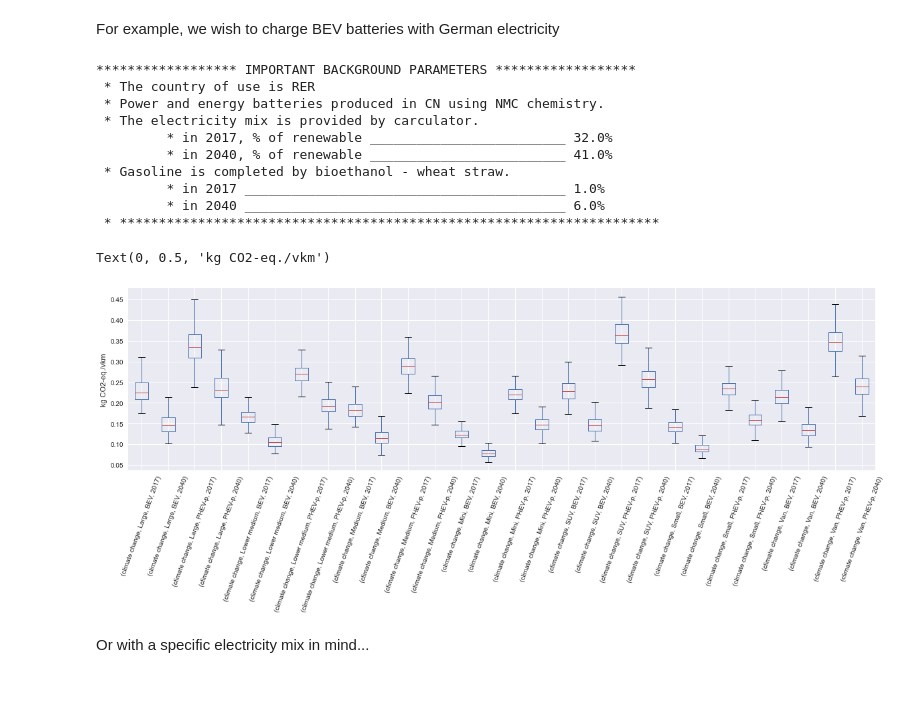
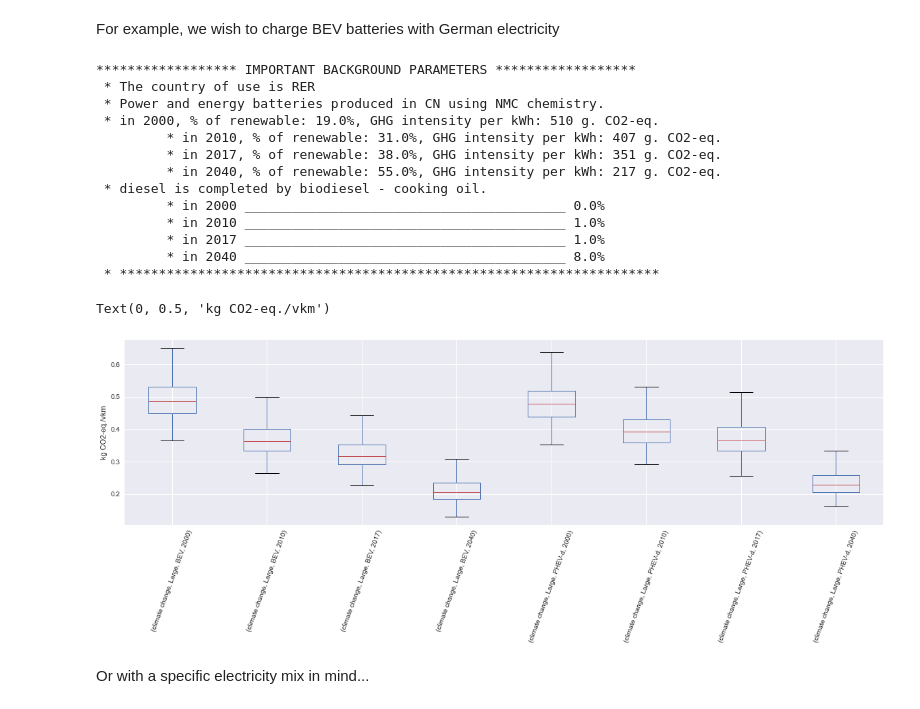
Before and after one commit to romainsacchi/carculator, a Jupyter notebook: examples/Examples.ipynb, the cells around one changed output. Drawn from its saved outputs; the diff is of its cells as text; code cells hidden in the pictures.

Commit message:
Fix issue with MC calculations and sensitivity analyses

```diff
--- a/examples/Examples.ipynb
+++ b/examples/Examples.ipynb
@@ -629,14 +730,17 @@ The calling of functions does not change, except that we call `cip.stochastic()`
 # %%
 cip = CarInputParameters()
 cip.stochastic(500)
-dcts, array = fill_xarray_from_input_parameters(cip)
-cm = CarModel(array, cycle='WLTC')
-cm.set_all()
+
 scope = {
     'powertrain':['BEV', 'PHEV-d'],
     'size':['Large']
 }
-ic = InventoryCalculation(cm.array, scope=scope)
+
+dcts, array = fill_xarray_from_input_parameters(cip, scope=scope) # <-- we specify the scope here
+cm = CarModel(array, cycle='WLTC')
+cm.set_all()
+
+ic = InventoryCalculation(cm.array)
 
 results = ic.calculate_impacts()
 
@@ -675,35 +778,38 @@ We can specify a number of different background assumptions such as:
 For example, we wish to charge BEV batteries with German electricity
 # %%
 scope = {
-    'powertrain':['BEV', 'PHEV-p'],
+    'powertrain':['BEV', 'PHEV-d'],
 }
 
 background_configuration = {
    'background_country' : 'DE'
 }
 
 ic = InventoryCalculation(cm.array, scope=scope, background_configuration = background_configuration)
 
 results = ic.calculate_impacts()
 
 data_MC = results.sel(impact_category='climate change').sum(axis=3).to_dataframe('climate change')
 plt.style.use('seaborn')
 data_MC.unstack(level=[0,1,2]).boxplot(showfliers=False, figsize=(20,5))
 plt.xticks(rotation=70)
 plt.ylabel('kg CO2-eq./vkm')
 # %% [output]
 ****************** IMPORTANT BACKGROUND PARAMETERS ******************
  * The country of use is RER
  * Power and energy batteries produced in CN using NMC chemistry.
- * The electricity mix is provided by carculator.
-         * in 2017, % of renewable _________________________ 32.0%
-         * in 2040, % of renewable _________________________ 41.0%
- * Gasoline is completed by bioethanol - wheat straw.
+ * in 2000, % of renewable: 19.0%, GHG intensity per kWh: 510 g. CO2-eq.
+         * in 2010, % of renewable: 31.0%, GHG intensity per kWh: 407 g. CO2-eq.
+         * in 2017, % of renewable: 38.0%, GHG intensity per kWh: 351 g. CO2-eq.
+         * in 2040, % of renewable: 55.0%, GHG intensity per kWh: 217 g. CO2-eq.
+ * diesel is completed by biodiesel - cooking oil.
+         * in 2000 _________________________________________ 0.0%
+         * in 2010 _________________________________________ 1.0%
          * in 2017 _________________________________________ 1.0%
-         * in 2040 _________________________________________ 6.0%
+         * in 2040 _________________________________________ 8.0%
  * *********************************************************************
 Text(0, 0.5, 'kg CO2-eq./vkm')
-[figure, old version]
+[figure, new version]
 # %% [markdown]
 Or with a specific electricity mix in mind...
 # %%
```
Also changed, not shown: parts of 62 cells of this notebook, 9 other files.
